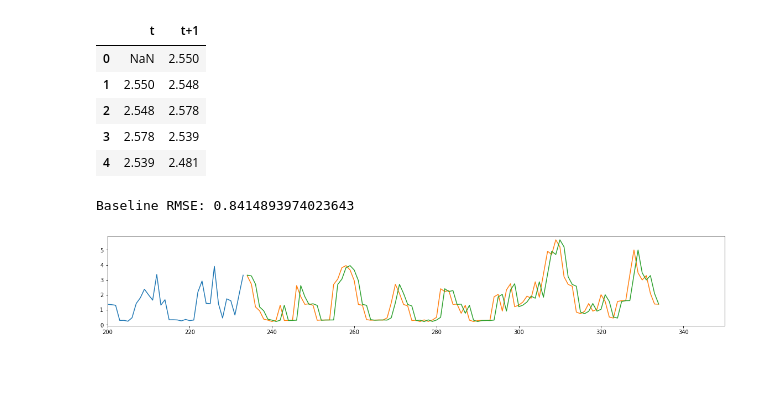
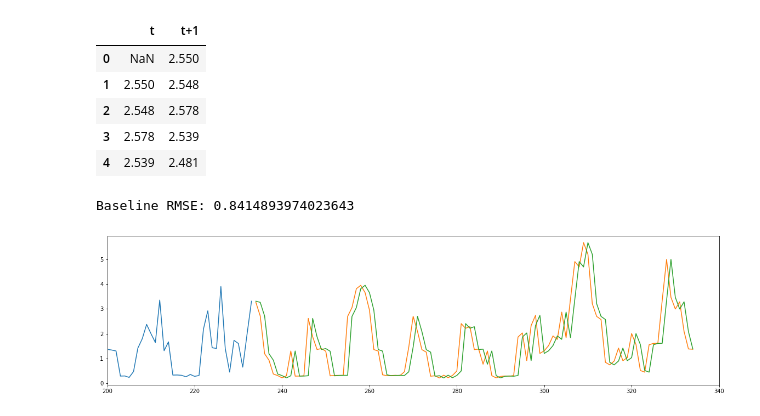
Before and after one commit to Gunisalvo/ppget-aprendizado-de-maquinas, a Jupyter notebook: demand_response.ipynb, the cells around one changed output. Saved outputs shown, nothing was run; the diff lists cells and outputs as text; code cells hidden in the pictures; blank space fills up the shorter version.

```diff
--- a/demand_response.ipynb
+++ b/demand_response.ipynb
@@ -43,7 +43,7 @@ def clean_data(dataframe):
 series = clean_data(data_base)
 # %%
 import matplotlib as plt
-plt.rcParams["figure.figsize"] = (20,3)
+plt.rcParams["figure.figsize"] = (20,5)
 
 series.plot()
 plt.pyplot.show()
@@ -135,11 +127,14 @@ def model_baseline(x):
 def RMSE(expected, predicted):
     return sqrt(mean_squared_error(expected, predicted))
 
-def validate_model(model, cost, expected):
-    p = [model(x) for x in test_X]
+def validate_model(model, cost, expected, validation):
+    p = [model(x) for x in validation]
     return cost(expected, p), p
 
-error, predictions = validate_model(model_baseline, RMSE, test_y)
+error, predictions = validate_model(model=model_baseline,
+                                    cost=RMSE,
+                                    expected=test_y,
+                                    validation=test_X)
 
 print(f"Baseline RMSE: {error}")
 # %% [output]
@@ -147,8 +142,8 @@ Baseline RMSE: 0.8414893974023643
 # %%
 plt.pyplot.plot(train_y)
 plt.pyplot.plot([None for i in train_y] + [x for x in test_y])
 plt.pyplot.plot([None for i in train_y] + [x for x in predictions])
-plt.pyplot.xlim([200,350])
+plt.pyplot.xlim([200,340])
 plt.pyplot.show()
 # %% [output]
-[figure, old version]
+[figure, new version]
```
Also changed, not shown: parts of 8 cells of this notebook.
